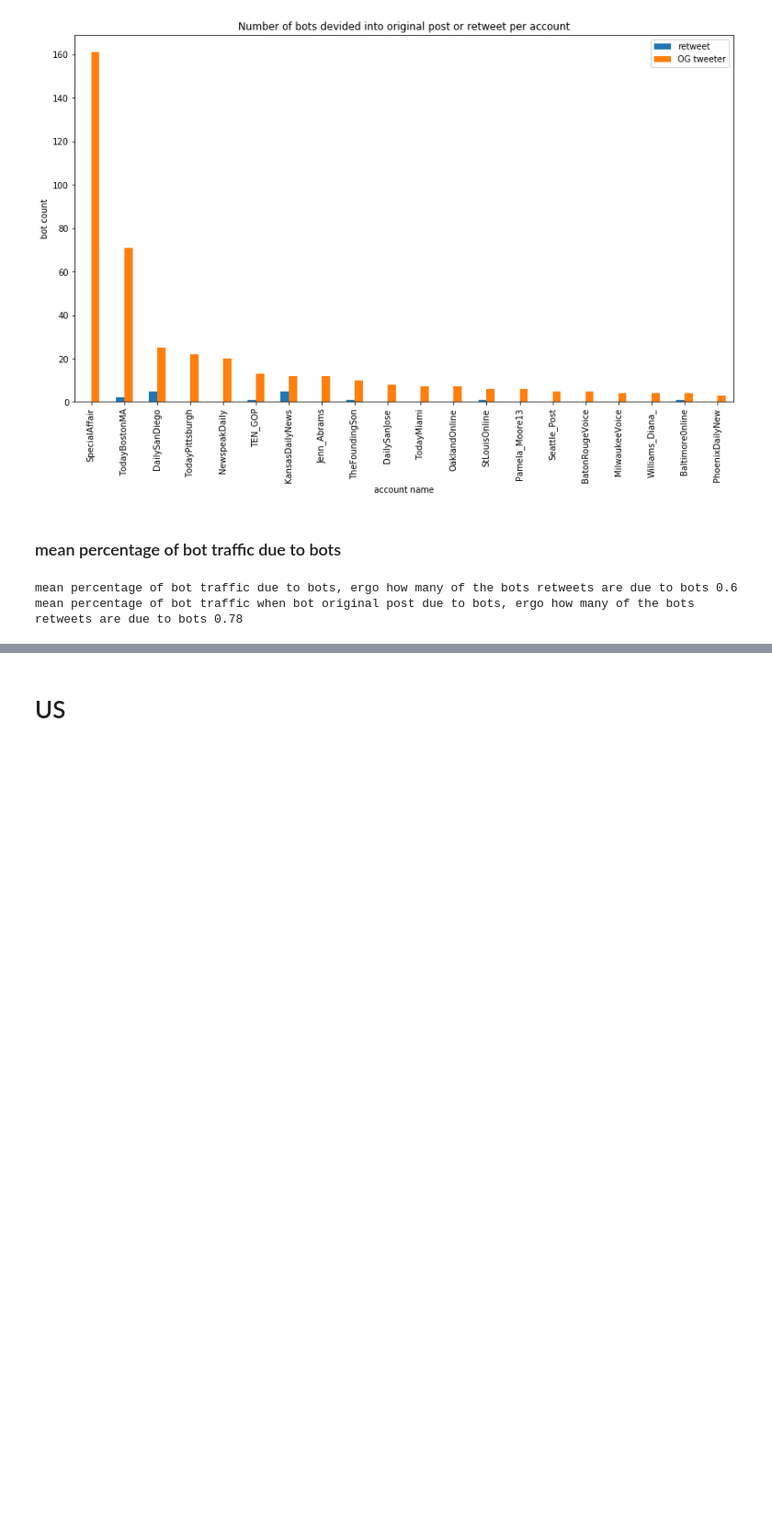
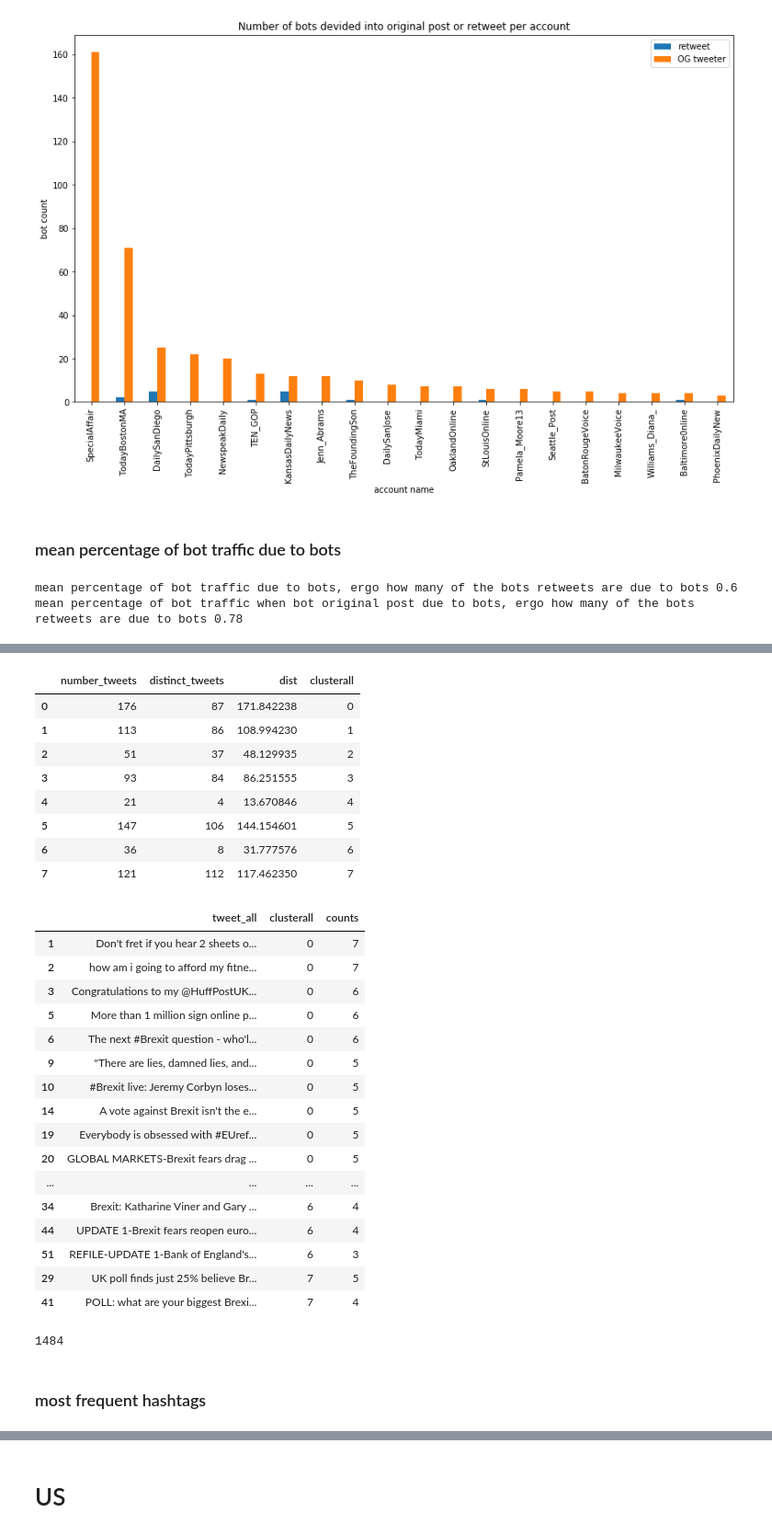
Before and after one commit to julioadl/research, a Jupyter notebook: Bots_russia.ipynb, the cells around one changed output, grey strips where cells are left out. Shown at 92% size. Saved outputs shown, nothing was run; the diff lists cells and outputs as text; code cells hidden in the pictures; blank space fills up the shorter version.

```diff
--- a/Bots_russia.ipynb
+++ b/Bots_russia.ipynb
@@ -248,0 +402,7 @@ mean percentage of bot traffic when bot original post due to bots, ergo how many
+# %%
+# for random week prep data and then run the find k functinon
+month = 'all'
+text = list(only_bots.text)
+__cleanText(text)
+__cleanTweet(txt2)
+__word_vector_tfidf(all_words_clean, text, txt)
@@ -248,0 +419,36 @@ mean percentage of bot traffic when bot original post due to bots, ergo how many
+# %%
+display(cluster_summary.sort_values('cluster'+month), distinct_tweets)
+# %% [output]
+|  | number_tweets | distinct_tweets | dist | clusterall |
+| 0 | 176 | 87 | 171.842238 | 0 |
+| 1 | 113 | 86 | 108.994230 | 1 |
+| 2 | 51 | 37 | 48.129935 | 2 |
+| 3 | 93 | 84 | 86.251555 | 3 |
+| 4 | 21 | 4 | 13.670846 | 4 |
+| 5 | 147 | 106 | 144.154601 | 5 |
+| 6 | 36 | 8 | 31.777576 | 6 |
+| 7 | 121 | 112 | 117.462350 | 7 |
+|  | tweet_all | clusterall | counts |
+| 1 | Don't fret if you hear 2 sheets o... | 0 | 7 |
+| 2 | how am i going to afford my fitne... | 0 | 7 |
+| 3 | Congratulations to my @HuffPostUK... | 0 | 6 |
+| 5 | More than 1 million sign online p... | 0 | 6 |
+| 6 | The next #Brexit question - who'l... | 0 | 6 |
+| 9 | "There are lies, damned lies, and... | 0 | 5 |
+| 10 | #Brexit live: Jeremy Corbyn loses... | 0 | 5 |
+| 14 | A vote against Brexit isn't the e... | 0 | 5 |
+| 19 | Everybody is obsessed with #EUref... | 0 | 5 |
+| 20 | GLOBAL MARKETS-Brexit fears drag ... | 0 | 5 |
+| ... | ... | ... | ... |
+| 34 | Brexit: Katharine Viner and Gary ... | 6 | 4 |
+| 44 | UPDATE 1-Brexit fears reopen euro... | 6 | 4 |
+| 51 | REFILE-UPDATE 1-Bank of England's... | 6 | 3 |
+| 29 | UK poll finds just 25% believe Br... | 7 | 5 |
+| 41 | POLL: what are your biggest Brexi... | 7 | 4 |
+# %%
+# number of words used for clustering across the whole corpus
+len(all_words_clean_og)
+# %% [output]
+1484
+# %% [markdown]
+### most frequent hashtags
```
Also changed, not shown: parts of 17 cells of this notebook.
